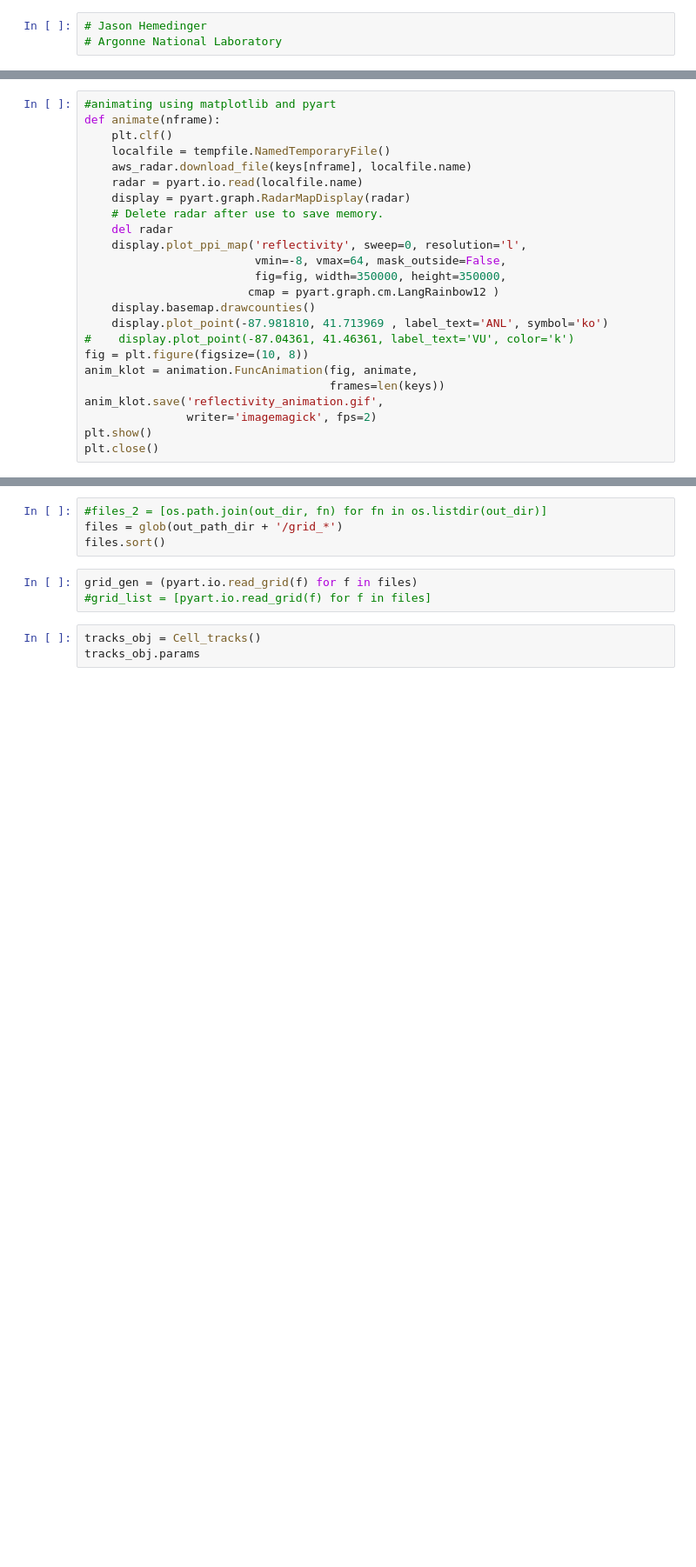
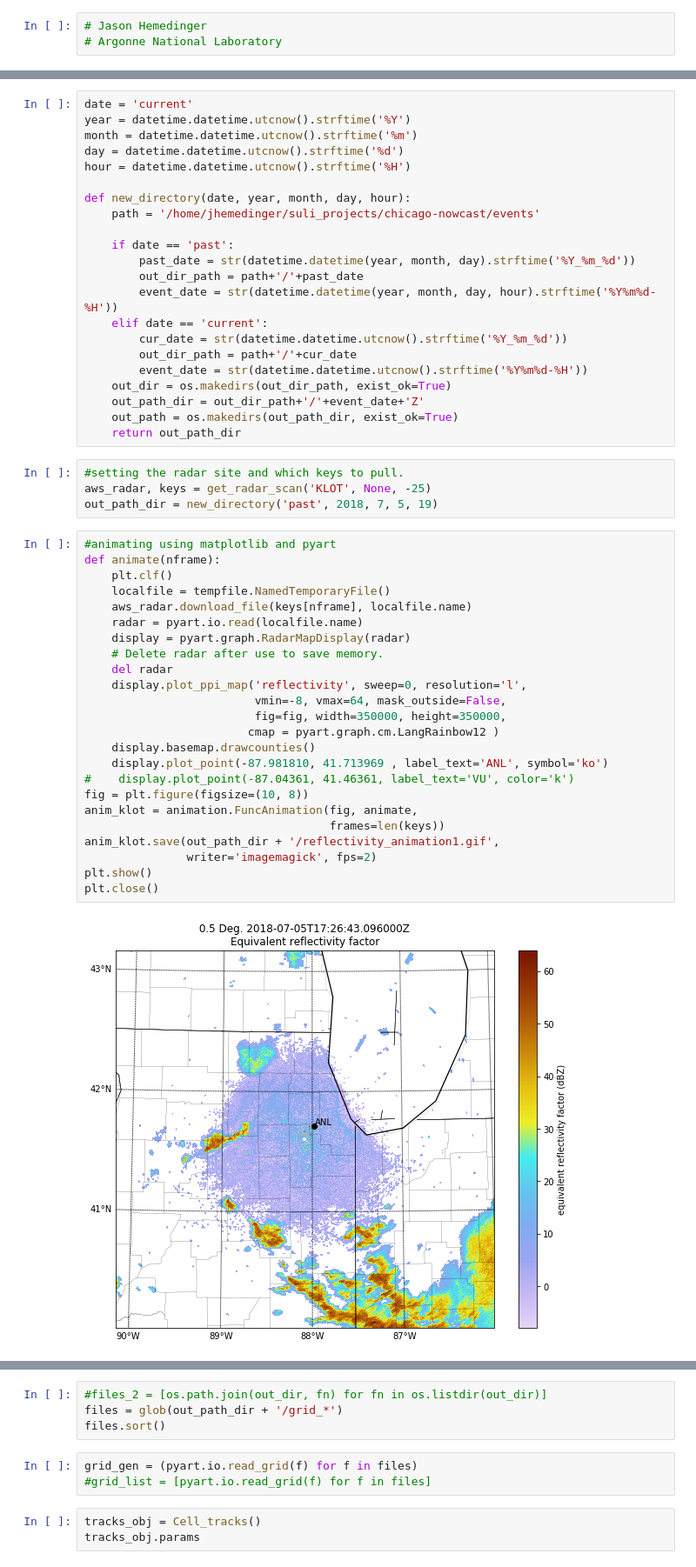
Before and after one commit to EVS-ATMOS/chicago-nowcast, a Jupyter notebook: notebooks/klot_radar_scans.ipynb, the cells around one changed output, grey strips where cells are left out. Shown at 87% size. Drawn from its saved outputs; the diff is of its cells as text; blank space fills up the shorter version.

Commit message:
ENH: chanced def that pulls radar keys so it works for both current and past times based on user input

```diff
--- a/notebooks/klot_radar_scans.ipynb
+++ b/notebooks/klot_radar_scans.ipynb
@@ -47,24 +68,52 @@ aws_radar, keys = get_current_scan('2018/07/2/KLOT', key_index=-15)
+# %%
+date = 'current'
+year = datetime.datetime.utcnow().strftime('%Y')
+month = datetime.datetime.utcnow().strftime('%m')
+day = datetime.datetime.utcnow().strftime('%d')
+hour = datetime.datetime.utcnow().strftime('%H')
+
+def new_directory(date, year, month, day, hour):
+    path = '/home/jhemedinger/suli_projects/chicago-nowcast/events'
+
+    if date == 'past':
+        past_date = str(datetime.datetime(year, month, day).strftime('%Y_%m_%d'))
+        out_dir_path = path+'/'+past_date
+        event_date = str(datetime.datetime(year, month, day, hour).strftime('%Y%m%d-%H'))
+    elif date == 'current':
+        cur_date = str(datetime.datetime.utcnow().strftime('%Y_%m_%d'))
+        out_dir_path = path+'/'+cur_date
+        event_date = str(datetime.datetime.utcnow().strftime('%Y%m%d-%H'))
+    out_dir = os.makedirs(out_dir_path, exist_ok=True)
+    out_path_dir = out_dir_path+'/'+event_date+'Z'
+    out_path = os.makedirs(out_path_dir, exist_ok=True)
+    return out_path_dir
+# %%
+#setting the radar site and which keys to pull.
+aws_radar, keys = get_radar_scan('KLOT', None, -25)
+out_path_dir = new_directory('past', 2018, 7, 5, 19)
 # %%
 #animating using matplotlib and pyart
 def animate(nframe):
     plt.clf()
     localfile = tempfile.NamedTemporaryFile()
     aws_radar.download_file(keys[nframe], localfile.name)
     radar = pyart.io.read(localfile.name)
     display = pyart.graph.RadarMapDisplay(radar)
     # Delete radar after use to save memory.
     del radar
     display.plot_ppi_map('reflectivity', sweep=0, resolution='l',
                          vmin=-8, vmax=64, mask_outside=False,
                          fig=fig, width=350000, height=350000,
                         cmap = pyart.graph.cm.LangRainbow12 )
     display.basemap.drawcounties()
     display.plot_point(-87.981810, 41.713969 , label_text='ANL', symbol='ko')
 #    display.plot_point(-87.04361, 41.46361, label_text='VU', color='k')
 fig = plt.figure(figsize=(10, 8))
 anim_klot = animation.FuncAnimation(fig, animate,
                                     frames=len(keys))
-anim_klot.save('reflectivity_animation.gif',
+anim_klot.save(out_path_dir + '/reflectivity_animation1.gif',
                writer='imagemagick', fps=2)
 plt.show()
 plt.close()
+# %% [output]
+[figure, added]
```
Also changed, not shown: parts of 17 cells of this notebook.
